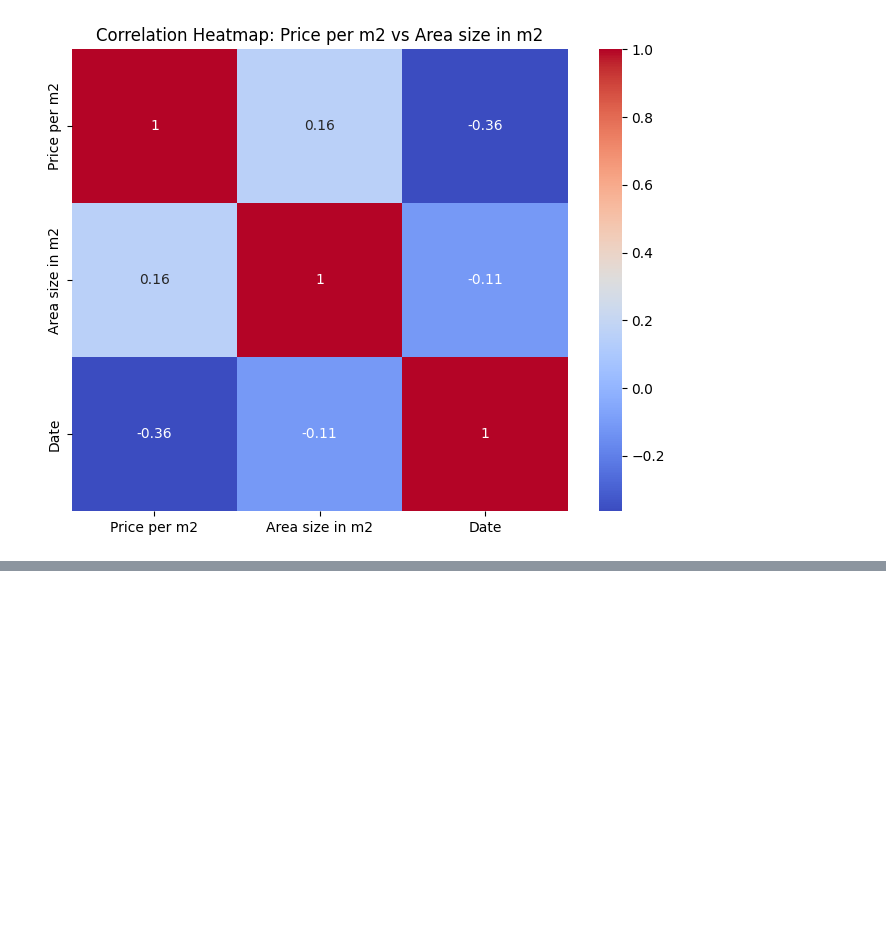
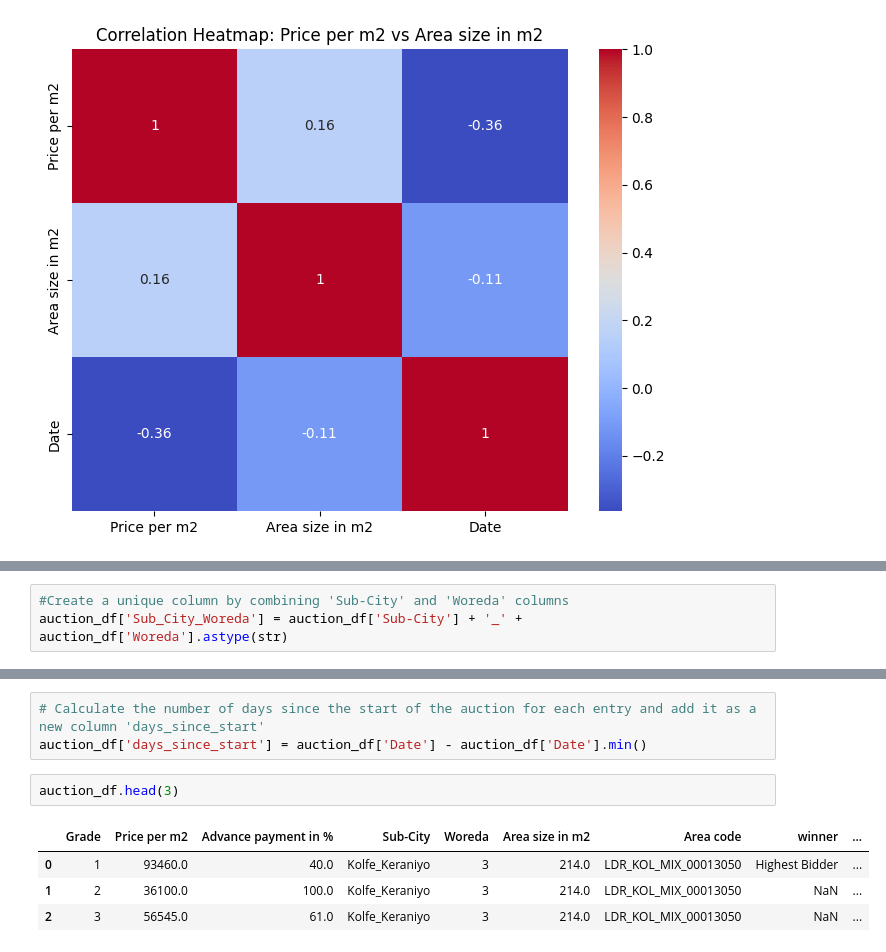
Before and after one commit to Solhemi/Land_auction_price_prediction_model_in_Addis, a Jupyter notebook: land_auction_price_prediction_model.ipynb, the cells around one changed output, grey strips where cells are left out. Drawn from its saved outputs; the diff is of its cells as text; blank space fills up the shorter version.

```diff
--- a/land_auction_price_prediction_model.ipynb
+++ b/land_auction_price_prediction_model.ipynb
@@ -298,0 +329,3 @@ array([4., 6.])
+# %%
+#Create a unique column by combining 'Sub-City' and 'Woreda' columns
+auction_df['Sub_City_Woreda'] = auction_df['Sub-City'] + '_' + auction_df['Woreda'].astype(str)
@@ -298,0 +339,10 @@ array([4., 6.])
+# %%
+# Calculate the number of days since the start of the auction for each entry and add it as a new column 'days_since_start'
+auction_df['days_since_start'] = auction_df['Date'] - auction_df['Date'].min()
+# %%
+auction_df.head(3)
+# %% [output]
+|  | Grade | Price per m2 | Advance payment in % | Sub-City | Woreda | Area size in m2 | Area code | winner | ... |
+| 0 | 1 | 93460.0 | 40.0 | Kolfe_Keraniyo | 3 | 214.0 | LDR_KOL_MIX_00013050 | Highest Bidder | ... |
+| 1 | 2 | 36100.0 | 100.0 | Kolfe_Keraniyo | 3 | 214.0 | LDR_KOL_MIX_00013050 | NaN | ... |
+| 2 | 3 | 56545.0 | 61.0 | Kolfe_Keraniyo | 3 | 214.0 | LDR_KOL_MIX_00013050 | NaN | ... |
```
Also changed, not shown: parts of 15 cells of this notebook.
